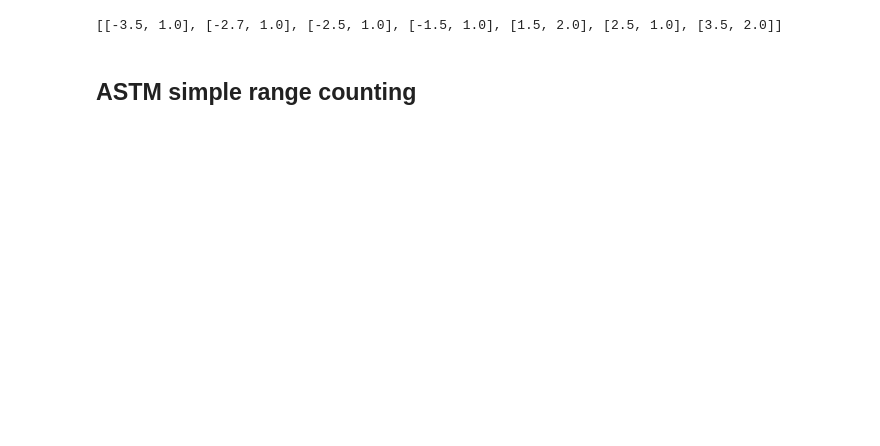
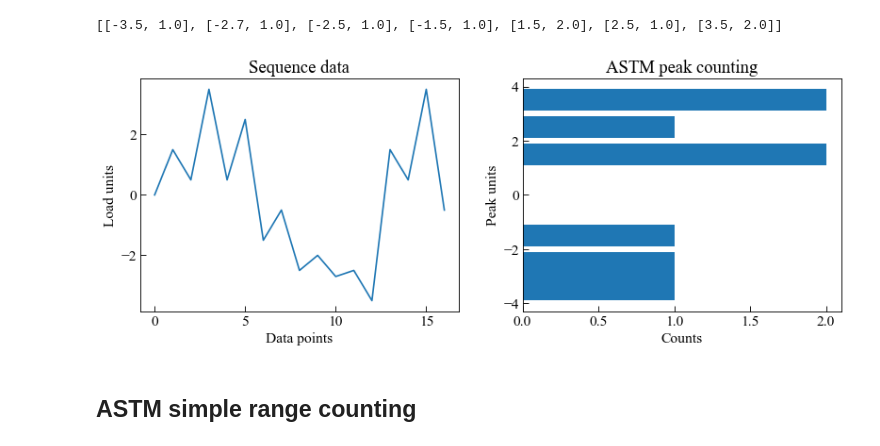
Before and after one commit to dpzhuX/ffpack, a Jupyter notebook: docs/source/cycle counting methods.ipynb, the cells around one changed output. Drawn from its saved outputs; the diff is of its cells as text; code cells hidden in the pictures; blank space fills up the shorter version.

```diff
--- a/docs/source/cycle counting methods.ipynb
+++ b/docs/source/cycle counting methods.ipynb
@@ -18,13 +71,35 @@ print( astmLccData )
 # %%
 from ffpack.lcc import astmPeakCounting
 # %%
-sequenceData = [ 0.0, 1.5, 0.5, 3.5, 0.5, 2.5, -1.5, -0.5, -2.5,
-                 -2.0, -2.7, -2.5, -3.5, 1.5, 0.5, 3.5, -0.5 ]
+astmPcSequenceData = [ 0.0, 1.5, 0.5, 3.5, 0.5, 2.5, -1.5, -0.5, -2.5,
+                       -2.0, -2.7, -2.5, -3.5, 1.5, 0.5, 3.5, -0.5 ]
 
-astmPcData = astmPeakCounting( sequenceData )
+astmPcData = astmPeakCounting( astmPcSequenceData )
 # %%
 print( astmPcData )
 # %% [output]
 [[-3.5, 1.0], [-2.7, 1.0], [-2.5, 1.0], [-1.5, 1.0], [1.5, 2.0], [2.5, 1.0], [3.5, 2.0]]
+# %%
+fig, ( ax1, ax2 ) = plt.subplots( 1, 2, figsize=( 12, 4 ) )
+
+ax1.plot( astmPcSequenceData )
+
+ax1.tick_params( axis='x', direction="in", length=5 )
+ax1.tick_params( axis='y', direction="in", length=5 )
+ax1.set_ylabel( "Load units" )
+ax1.set_xlabel( "Data points" )
+ax1.set_title( "Sequence data" )
+
+ax2.barh( np.array( astmPcData )[ :, 0 ], np.array( astmPcData )[ :, 1 ] )
+
+ax2.tick_params( axis='x', direction="in", length=5 )
+ax2.tick_params( axis='y', direction="in", length=5 )
+ax2.set_ylabel( "Peak units" )
+ax2.set_xlabel( "Counts" )
+ax2.set_title( "ASTM peak counting" )
+
+plt.show()
+# %% [output]
+[figure, added]
 # %% [markdown]
 ## ASTM simple range counting
```
Also changed, not shown: parts of 16 cells of this notebook.
